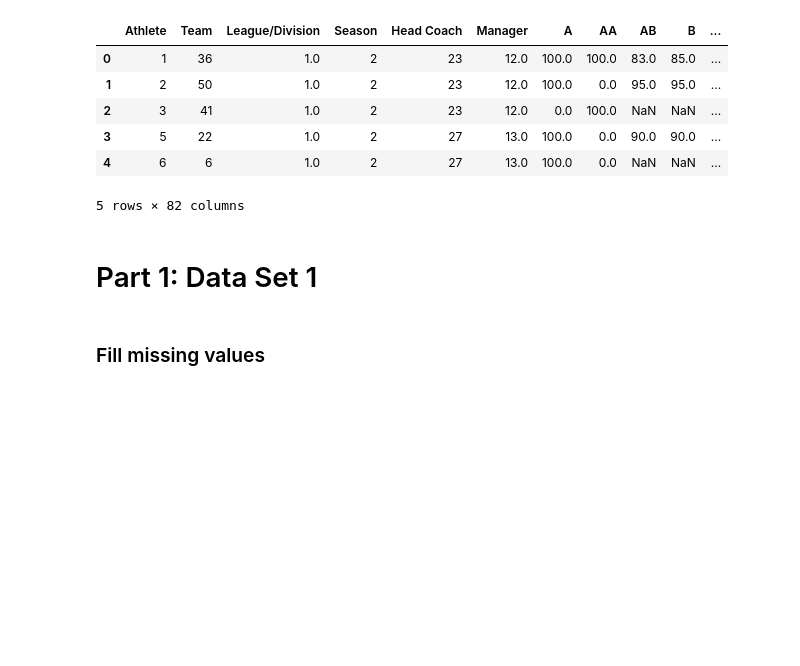
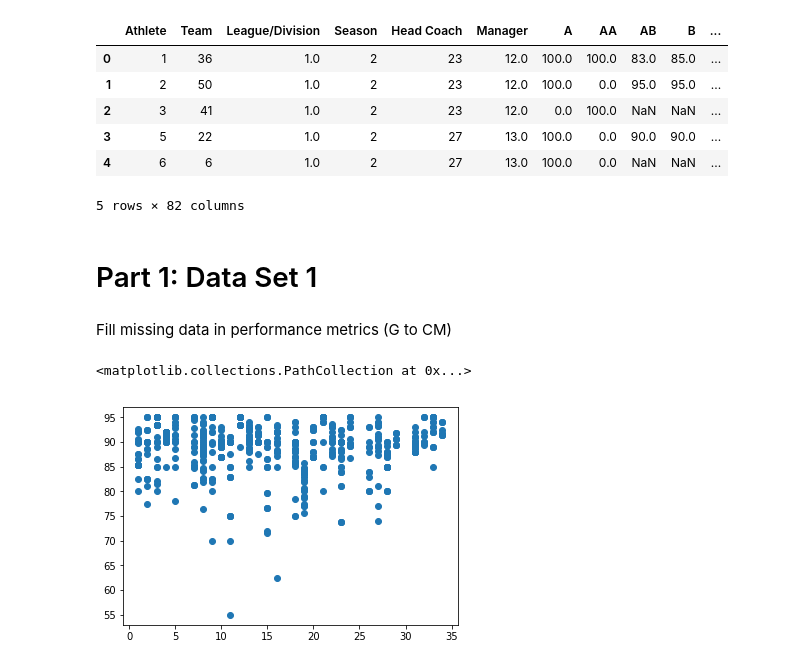
Before and after one commit to Didanny/EECE-464-Project, a Jupyter notebook: Project.ipynb, the cells around one changed output. Saved outputs shown, nothing was run; the diff lists cells and outputs as text; code cells hidden in the pictures; blank space fills up the shorter version.

Commit message:
Plot HG vs Y

```diff
--- a/Project.ipynb
+++ b/Project.ipynb
@@ -33,5 +35,12 @@ dataset_2.head(5)
 5 rows × 82 columns
 # %% [markdown]
 # Part 1: Data Set 1
-# %% [markdown]
-### Fill missing values
+# %% [markdown]
+Fill missing data in performance metrics (G to CM)
+# %%
+dataset_1 = dataset_1.fillna(dataset_1.mean()['A':'ZZ'])
+# %%
+plt.scatter(dataset_1['Head Coach'], dataset_1['OO'])
+# %% [output]
+<matplotlib.collections.PathCollection at 0x...>
+[figure, added]
```
Also changed, not shown: parts of 30 cells of this notebook.
